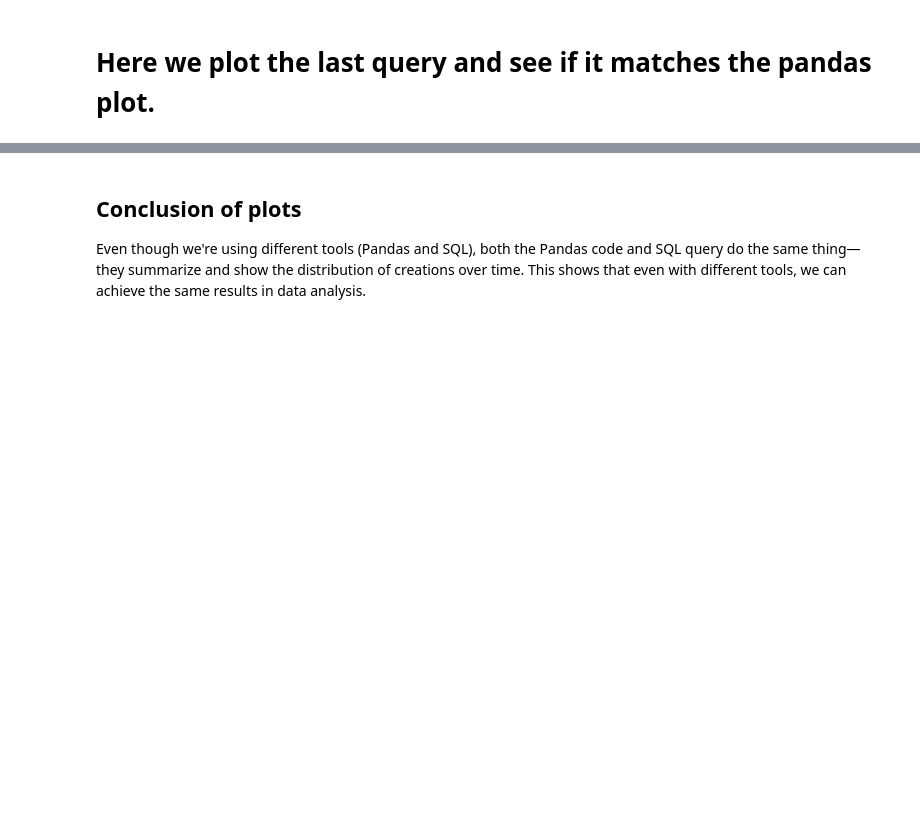
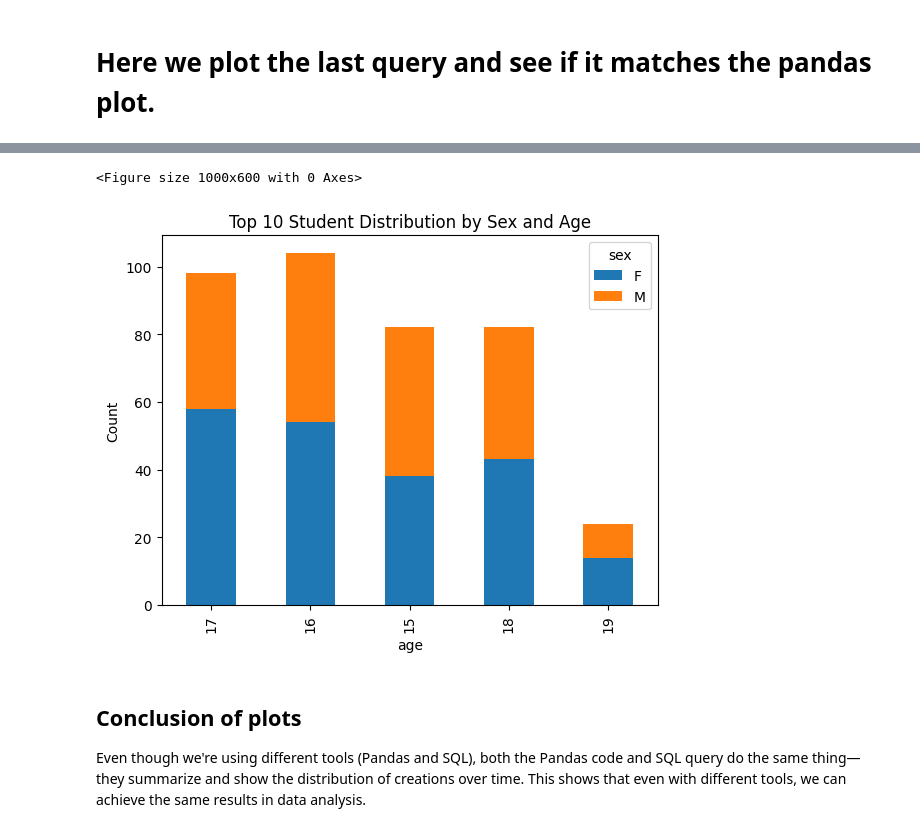
Before and after one commit to JamilaAr/pandas_demo, a Jupyter notebook: pandas.ipynb, the cells around one changed output, grey strips where cells are left out. Saved outputs shown, nothing was run; the diff lists cells and outputs as text; code cells hidden in the pictures; blank space fills up the shorter version.

```diff
--- a/pandas.ipynb
+++ b/pandas.ipynb
@@ -626,3 +622,12 @@ plt.show()
+# %%
+plt.figure(figsize=(10, 6))
+df.groupby('age')['sex'].value_counts().nlargest(10).unstack().plot(kind='bar', stacked=True)
+plt.title('Top 10 Student Distribution by Sex and Age')
+plt.ylabel('Count')
+plt.show()
+# %% [output]
+<Figure size 1000x600 with 0 Axes>
+[figure, added]
 # %% [markdown]
 ## Conclusion of plots
 Even though we're using different tools (Pandas and SQL), both the Pandas code and SQL query do the same thing—they summarize and show the distribution of creations over time. This shows that even with different tools, we can achieve the same results in data analysis.
```
Also changed, not shown: parts of 13 cells of this notebook.
